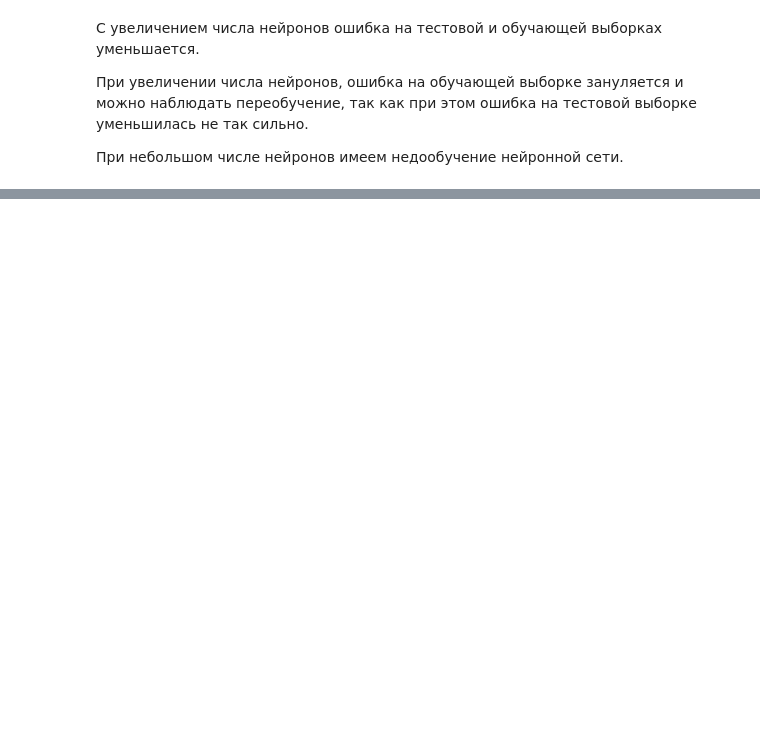
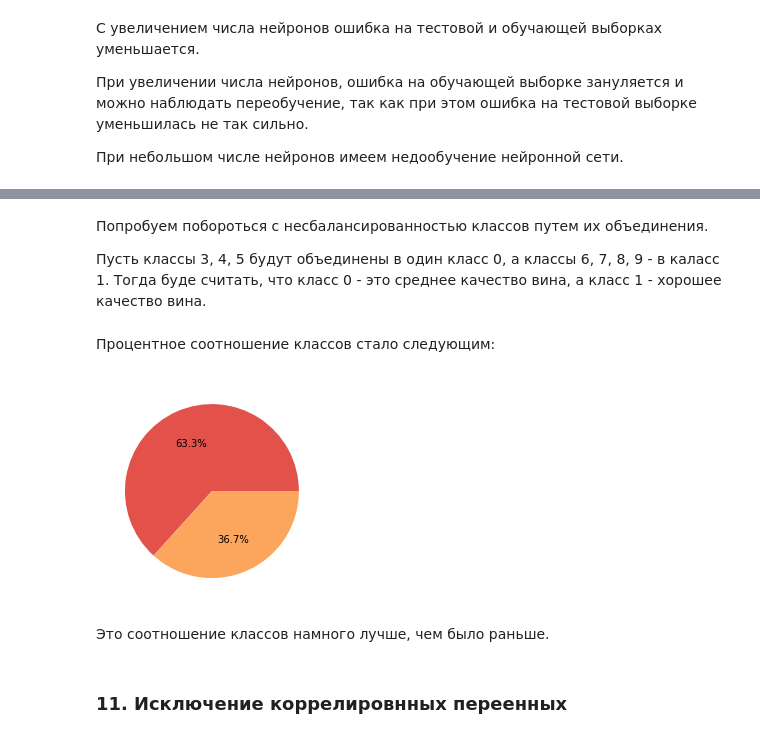
Before and after one commit to AlexeyArefev/machineLearning, a Jupyter notebook: ML_task_1.ipynb, the cells around one changed output, grey strips where cells are left out. Cells and saved outputs as stored; diff of their text form; code cells hidden in the pictures; blank space fills up the shorter version.

```diff
--- a/ML_task_1.ipynb
+++ b/ML_task_1.ipynb
@@ -713,0 +719,24 @@ plt.legend()
+# %% [markdown]
+Попробуем побороться с несбалансированностью классов путем их объединения.
+
+Пусть классы 3, 4, 5 будут объединены в один класс 0, а классы 6, 7, 8, 9 - в каласс 1. Тогда буде считать, что класс 0 - это среднее качество вина, а класс 1 - хорошее качество вина.
+# %%
+dataWONan.at[dataWONan['quality'] == 3, 'quality'] = 0
+dataWONan.at[dataWONan['quality'] == 4, 'quality'] = 0
+dataWONan.at[dataWONan['quality'] == 5, 'quality'] = 0
+
+dataWONan.at[dataWONan['quality'] == 6, 'quality'] = 1
+dataWONan.at[dataWONan['quality'] == 7, 'quality'] = 1
+dataWONan.at[dataWONan['quality'] == 8, 'quality'] = 1
+dataWONan.at[dataWONan['quality'] == 9, 'quality'] = 1
+# %% [markdown]
+Процентное соотношение классов стало следующим:
+# %%
+plt.pie(dataWONan.quality.value_counts(), colors = sns.color_palette("Spectral"), autopct = '%1.1f%%')
+pass
+# %% [output]
+[figure, added]
+# %% [markdown]
+Это соотношение классов намного лучше, чем было раньше.
+# %% [markdown]
+### 11. Исключение коррелировнных переенных
```
Also changed, not shown: parts of 28 cells of this notebook.
